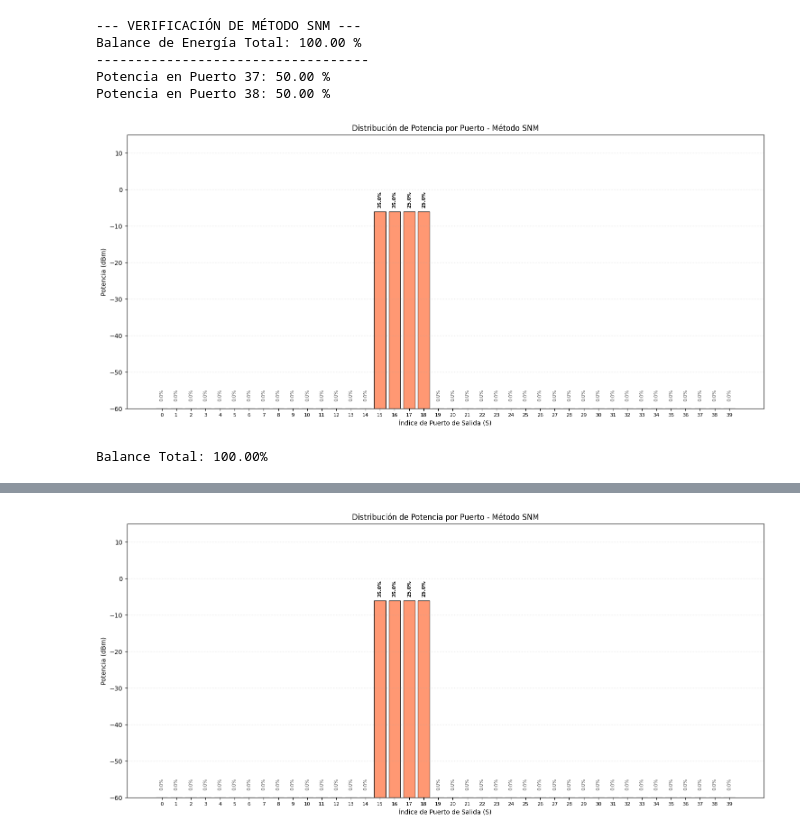
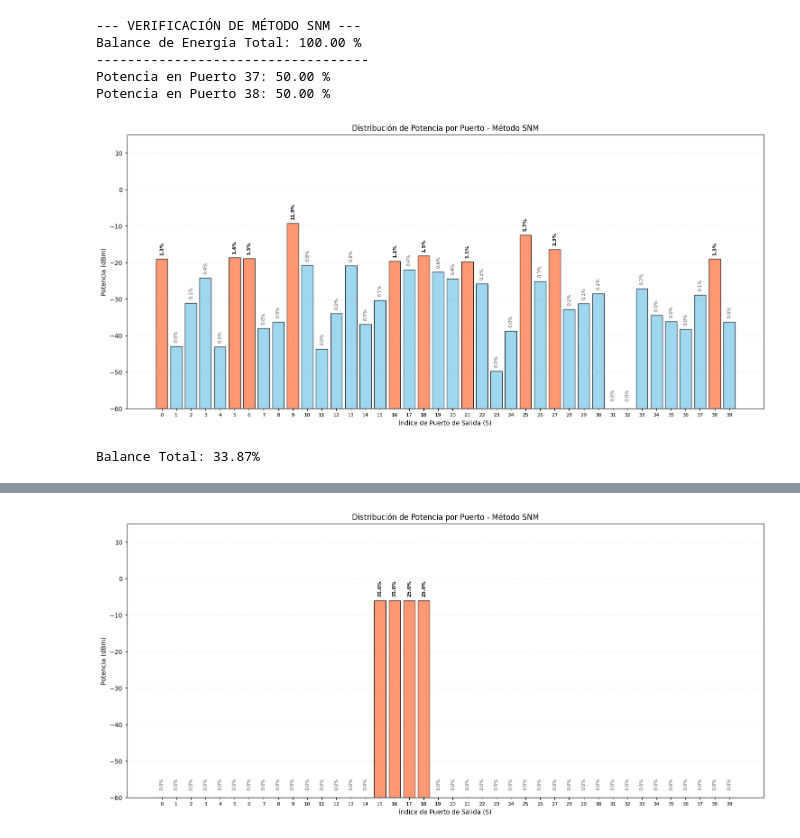
Before and after one commit to oxelarnal/simulador_malla, a Jupyter notebook: Simulador_Oxel.ipynb, the cells around one changed output, grey strips where cells are left out. Drawn from its saved outputs; the diff is of its cells as text; code cells hidden in the pictures.

```diff
--- a/Simulador_Oxel.ipynb
+++ b/Simulador_Oxel.ipynb
@@ -222,11 +222,18 @@ class malla_hexagonal:
             else: borde = 'SOUTH'
             info_puertos.append({'id': p_id, 'c': c, 'f': f, 'p_local': p_local, 'x': x, 'y': y, 'borde': borde})
 
+        # ... (resto de la función igual)
+
         inicio = sorted([p for p in info_puertos if p['c'] == 0 and p['f'] == 0], key=lambda x: x['p_local'], reverse=True)
         norte = sorted([p for p in info_puertos if p['borde'] == 'NORTH' and 0 < p['c'] < self.Cols-1], key=lambda x: x['x'])
         este = sorted([p for p in info_puertos if p['borde'] == 'EAST'], key=lambda x: x['y'])
         sur = sorted([p for p in info_puertos if p['borde'] == 'SOUTH' and 0 < p['c'] < self.Cols-1], key=lambda x: x['x'], reverse=True)
-        oeste_resto = sorted([p for p in info_puertos if p['c'] == 0 and p['f'] > 0], key=lambda x: x['y'], reverse=True)
+
+        # CORRECCIÓN AQUÍ: Añadimos x['id'] al desempate para que el puerto inferior (ID mayor)
+        # aparezca antes que el superior al subir por el Oeste.
+        oeste_resto = sorted([p for p in info_puertos if p['c'] == 0 and p['f'] > 0],
+                             key=lambda x: (x['y'], x['id']), reverse=True)
+
         return [p['id'] for p in inicio + norte + este + sur + oeste_resto]
 
     def obtener_matriz_S_40x40(self, ids_puertos_40):
@@ -590,44 +594,25 @@ Potencia en Puerto 38: 50.00 %
 # %%
 # Definición de la malla
 tbus_columnas = [6, 3, 6, 4, 6, 3, 6, 4, 6, 3, 6, 4, 6, 3, 6]
-malla = malla_SNM_completa(tbus_columnas, ideal=True)
+malla = malla_SNM_completa(tbus_columnas, ideal=False)
 
 # Tu configuración semántica
 configuracion = [
-      (69, "x"),
-    (68, "x"),
-    (64, 0.5),
-    (59, "x"),
-    (58, "x"),
-    (63, 0.5),
-    (66, "x"),
-    (67, "x"),
-    (54, 0.5),
-    (49, "x"),
-    (45, "="),
-    (40, "x"),
-    (35, "="),
-    (30, "x"),
-    (26, "="),
-    (21, "x"),
-    (16, "x"),
-    (10, "x"),
-    (6, "x"),
-    (0, "x"),
+
 ]
 
 # Proceso completo
 malla.programar_malla(configuracion)
 ids_40 = malla.obtener_ids_perimetrales_ordenados()
 S_total = malla.resolver_matriz_total(ids_40)
 
 # Inyección por el puerto 0
-potencias_salida = np.abs(S_total[:, 0])**2
+potencias_salida = np.abs(S_total[:, 10])**2
 
 # Resultado visual
 graficar_salida_dbm(potencias_salida, ids_40)
 
 print(f"Balance Total: {np.sum(potencias_salida)*100:.2f}%")
 # %% [output]
-[figure, old version]
+[figure, new version]
-Balance Total: 100.00%
+Balance Total: 33.87%
```
Also changed, not shown: parts of 6 cells of this notebook.
